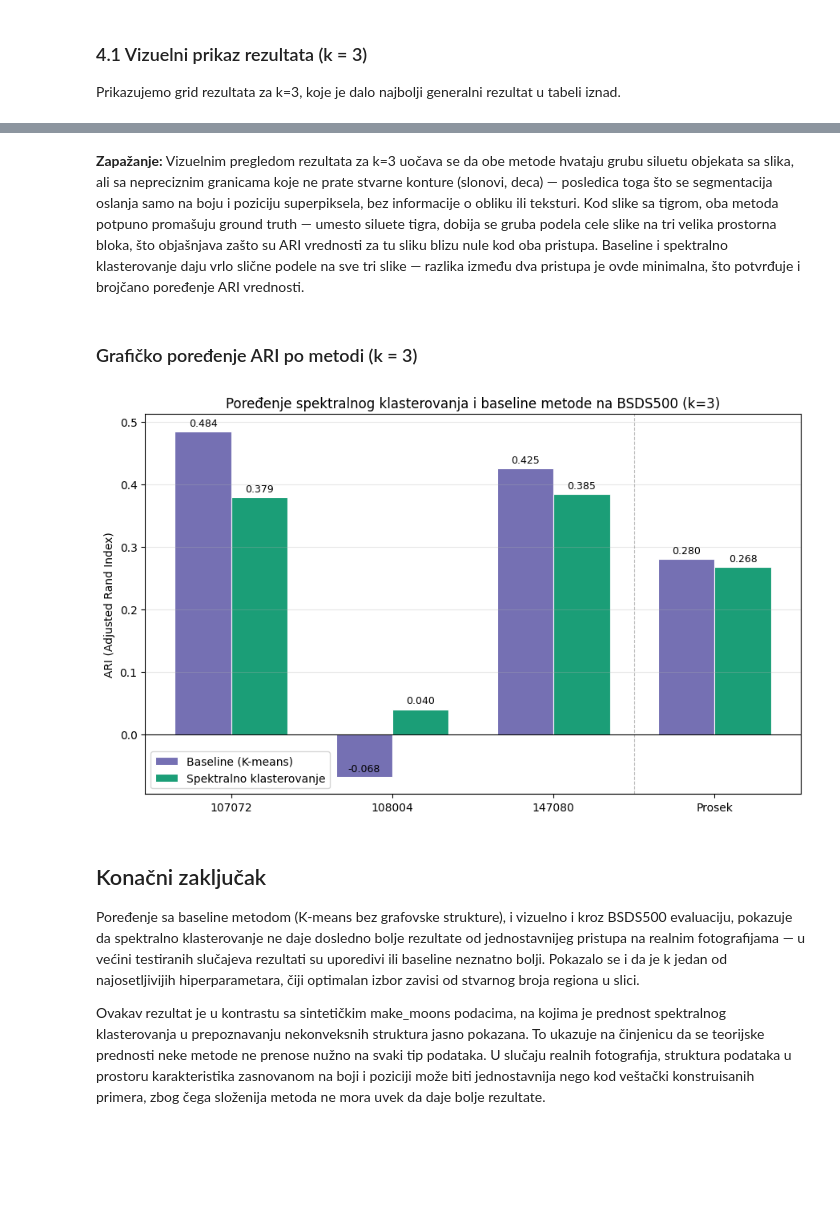
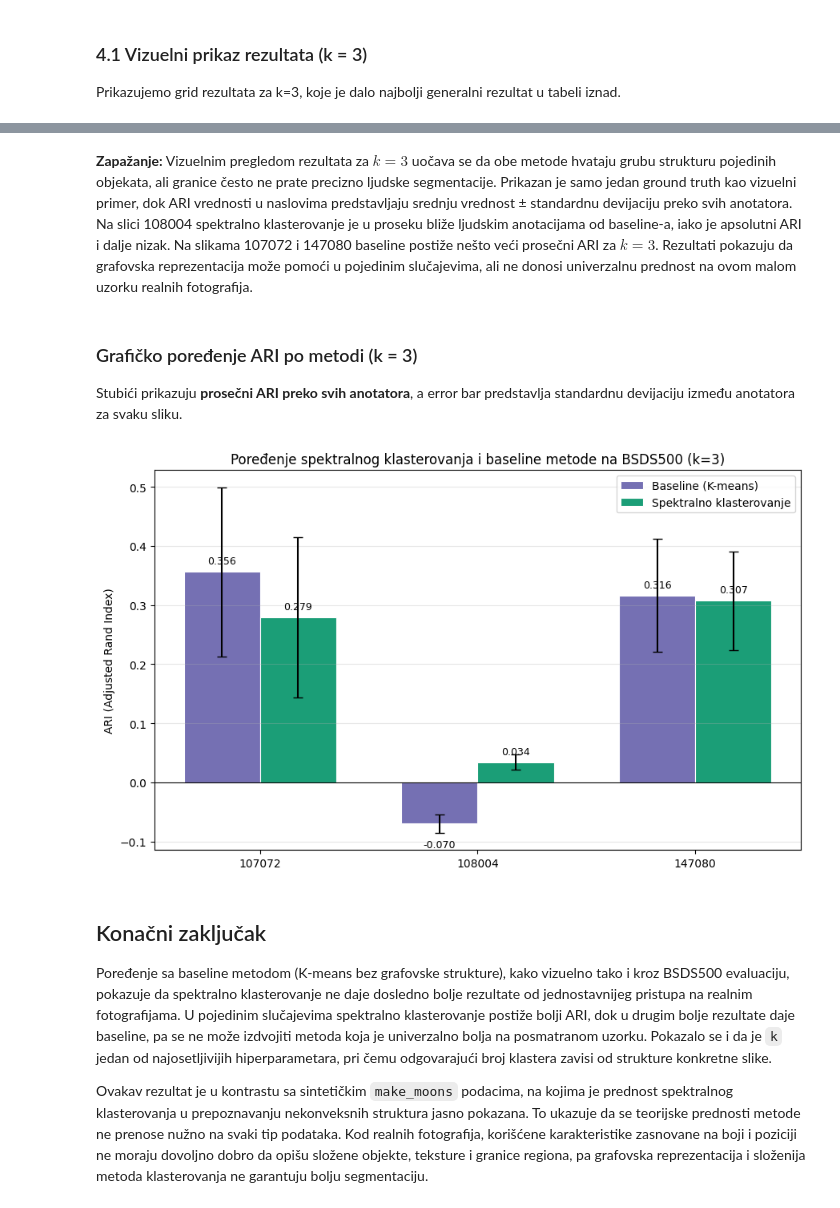
Before and after one commit to isidoraa1070/spectral-clustering-image-segmentation, a Jupyter notebook: notebooks/04_evaluation.ipynb, the cells around one changed output, grey strips where cells are left out. Drawn from its saved outputs; the diff is of its cells as text; code cells hidden in the pictures; blank space fills up the shorter version.

```diff
--- a/notebooks/04_evaluation.ipynb
+++ b/notebooks/04_evaluation.ipynb
@@ -85,11 +84,14 @@ k_values = [2, 3, 4]
 
 all_results, ari_table = evaluate_bsds_images(
     bsds_image_names,
-    k_values
+    k_values,
+    position_ratio=0.1
 )
 
 ari_table.style.format({
-    'ARI - Spektralno': '{:.3f}',
-    'ARI - Baseline': '{:.3f}'
+    'ARI - Spektralno (mean)': '{:.3f}',
+    'ARI - Spektralno (std)': '{:.3f}',
+    'ARI - Baseline (mean)': '{:.3f}',
+    'ARI - Baseline (std)': '{:.3f}'
 })
 # %% [output]
@@ -122,24 +120,27 @@ plot_segmentation_results(all_results, k = 3)
 # %% [markdown]
-**Zapažanje:** Vizuelnim pregledom rezultata za k=3 uočava se da obe metode hvataju grubu siluetu
-objekata sa slika, ali sa nepreciznim granicama koje ne prate stvarne konture
-(slonovi, deca) — posledica toga što se segmentacija oslanja samo na boju i poziciju superpiksela,
-bez informacije o obliku ili teksturi. Kod slike sa tigrom, oba metoda potpuno promašuju ground
-truth — umesto siluete tigra, dobija se gruba podela cele slike na tri velika prostorna bloka, što
-objašnjava zašto su ARI vrednosti za tu sliku blizu nule kod oba pristupa. Baseline i spektralno klasterovanje daju vrlo slične podele na sve tri slike — razlika između
-dva pristupa je ovde minimalna, što potvrđuje i brojčano poređenje ARI vrednosti.
+**Zapažanje:** Vizuelnim pregledom rezultata za $k=3$ uočava se da obe metode hvataju grubu strukturu pojedinih objekata, ali granice često ne prate precizno ljudske segmentacije. Prikazan je samo jedan ground truth kao vizuelni primer, dok ARI vrednosti u naslovima predstavljaju srednju vrednost ± standardnu devijaciju preko svih anotatora. Na slici 108004 spektralno klasterovanje je u proseku bliže ljudskim anotacijama od baseline-a, iako je apsolutni ARI i dalje nizak. Na slikama 107072 i 147080 baseline postiže nešto veći prosečni ARI za $k=3$. Rezultati pokazuju da grafovska reprezentacija može pomoći u pojedinim slučajevima, ali ne donosi univerzalnu prednost na ovom malom uzorku realnih fotografija.
 # %% [markdown]
 ### Grafičko poređenje ARI po metodi (k = 3)
+
+Stubići prikazuju **prosečni ARI preko svih anotatora**, a error bar predstavlja standardnu devijaciju između anotatora za svaku sliku.
 # %%
+plot_ari_comparison = visualization.plot_ari_comparison
 plot_ari_comparison(all_results, k=3)
 # %% [output]
-[figure, old version]
+[figure, new version]
 # %% [markdown]
 ## Konačni zaključak
 
-Poređenje sa baseline metodom (K-means bez grafovske strukture), i vizuelno i kroz BSDS500
-evaluaciju, pokazuje da spektralno klasterovanje ne daje dosledno bolje rezultate od jednostavnijeg
-pristupa na realnim fotografijama — u većini testiranih slučajeva rezultati su uporedivi ili
-baseline neznatno bolji. Pokazalo se i da je k jedan od najosetljivijih hiperparametara, čiji
-optimalan izbor zavisi od stvarnog broja regiona u slici.
+Poređenje sa baseline metodom (K-means bez grafovske strukture), kako vizuelno tako i kroz
+BSDS500 evaluaciju, pokazuje da spektralno klasterovanje ne daje dosledno bolje rezultate od
+jednostavnijeg pristupa na realnim fotografijama. U pojedinim slučajevima spektralno klasterovanje
+postiže bolji ARI, dok u drugim bolje rezultate daje baseline, pa se ne može izdvojiti metoda koja
+je univerzalno bolja na posmatranom uzorku. Pokazalo se i da je `k` jedan od najosetljivijih
+hiperparametara, pri čemu odgovarajući broj klastera zavisi od strukture konkretne slike.
 
-Ovakav rezultat je u kontrastu sa sintetičkim make_moons podacima, na kojima je prednost spektralnog klasterovanja u prepoznavanju nekonveksnih struktura jasno pokazana. To ukazuje na činjenicu da se teorijske prednosti neke metode ne prenose nužno na svaki tip podataka. U slučaju realnih fotografija, struktura podataka u prostoru karakteristika zasnovanom na boji i poziciji može biti jednostavnija nego kod veštački konstruisanih primera, zbog čega složenija metoda ne mora uvek da daje bolje rezultate.
+Ovakav rezultat je u kontrastu sa sintetičkim `make_moons` podacima, na kojima je prednost
+spektralnog klasterovanja u prepoznavanju nekonveksnih struktura jasno pokazana. To ukazuje da se
+teorijske prednosti metode ne prenose nužno na svaki tip podataka. Kod realnih fotografija,
+korišćene karakteristike zasnovane na boji i poziciji ne moraju dovoljno dobro da opišu složene
+objekte, teksture i granice regiona, pa grafovska reprezentacija i složenija metoda klasterovanja
+ne garantuju bolju segmentaciju.
```
Also changed, not shown: parts of 8 cells of this notebook, 9 other files.
